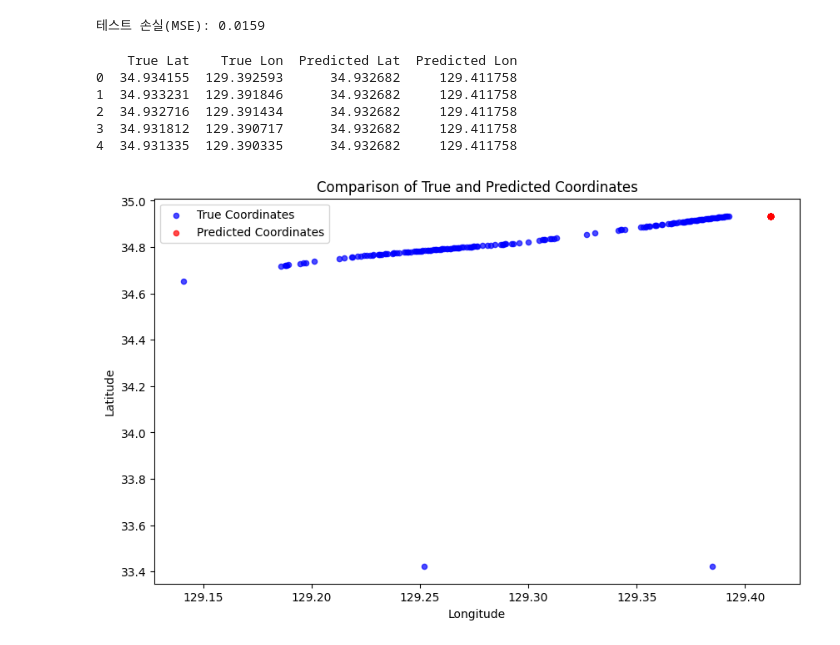
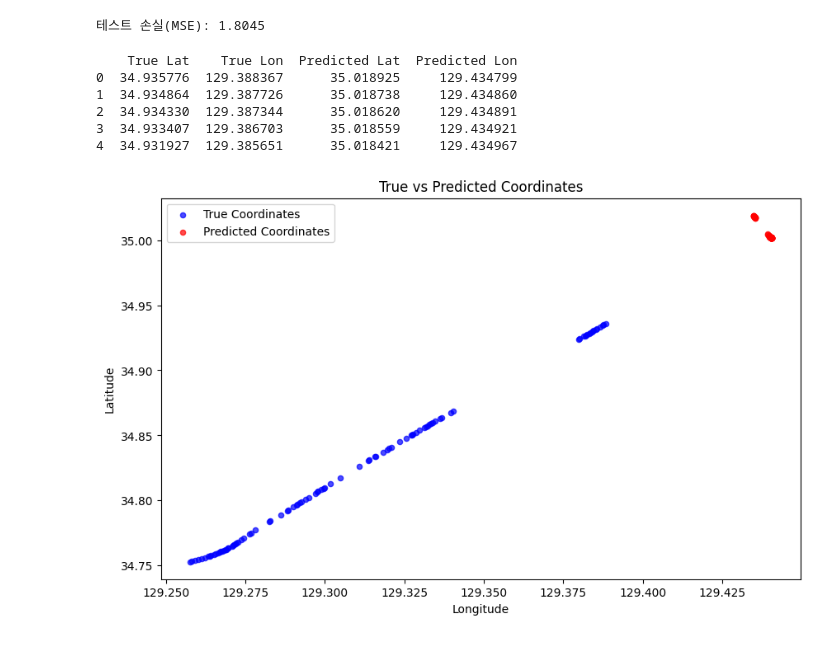
Before and after one commit to jinwook525/AIproject, a Jupyter notebook: model.ipynb, the cells around one changed output. Saved outputs shown, nothing was run; the diff lists cells and outputs as text; code cells hidden in the pictures.

```diff
--- a/model.ipynb
+++ b/model.ipynb
@@ -5,6 +5,7 @@ import torch
 import torch.nn as nn
 import torch.optim as optim
 from sklearn.model_selection import ParameterSampler
+from sklearn.preprocessing import StandardScaler
 
 # GPU 장치 확인 및 설정
 device = torch.device('cuda' if torch.cuda.is_available() else 'cpu')
@@ -20,12 +21,18 @@ data = data.drop(columns=['id', 'msg_type', 'mmsi', 'status', 'created_at', 'dat
 target_columns = ['lat', 'lon']  # 타겟 변수
 independent_columns = list(data.columns)  # 모든 열을 독립변수로 포함
 
+# 타겟 변수 스케일링
+scaler = StandardScaler()
+data[target_columns] = scaler.fit_transform(data[target_columns])
+
 # 시계열 데이터 변환
-time_steps = 50
+time_steps = 5
 X, y = [], []
 for i in range(len(data) - time_steps):
     # 입력 데이터: 모든 독립변수 포함
-    X.append(data.iloc[i:i+time_steps][independent_columns].values)
+    # X.append(data.iloc[i:i+time_steps][independent_columns].values)
+    # 입력 데이터: 타켓 변수(위,경도)
+    X.append(data.iloc[i:i+time_steps][target_columns].values)
     # 출력 데이터: 타겟 변수만 포함
     y.append(data.iloc[i+time_steps][target_columns].values)
 X, y = np.array(X, dtype=np.float32), np.array(y, dtype=np.float32)
@@ -155,6 +162,6 @@ Params: {'num_layers': 2, 'learning_rate': 0.0001, 'hidden_size': 128, 'dropout'
 # %%
 # 최적 파라미터
-best_params = {'num_layers': 3, 'learning_rate': 0.01, 'hidden_size': 512, 'dropout': 0.0, 'batch_size': 16}
+best_params = {'num_layers': 2, 'learning_rate': 0.01, 'hidden_size': 32, 'dropout': 0.2, 'batch_size': 16}
 
 best_model = LSTMModel(
     input_size=X_train.shape[2],
@@ -225,37 +232,39 @@ with torch.no_grad():
 avg_test_loss = test_loss / (len(X_test_tensor) // best_params['batch_size'])
 print(f"테스트 손실(MSE): {avg_test_loss:.4f}")
 # %% [output]
-테스트 손실(MSE): 0.0159
+테스트 손실(MSE): 1.8045
+# %%
+# 역스케일링
+y_test_original = scaler.inverse_transform(y_test)
+y_pred_original = scaler.inverse_transform(y_pred)
 # %%
-# 예측 값과 실제 값 비교
 comparison = pd.DataFrame({
-    'True Lat': y_true[:, 0],
-    'True Lon': y_true[:, 1],
-    'Predicted Lat': y_pred[:, 0],
-    'Predicted Lon': y_pred[:, 1]
+    'True Lat': y_test_original[:, 0],
+    'True Lon': y_test_original[:, 1],
+    'Predicted Lat': y_pred_original[:, 0],
+    'Predicted Lon': y_pred_original[:, 1]
 })
 print(comparison.head())
 # %% [output]
     True Lat    True Lon  Predicted Lat  Predicted Lon
-0  34.934155  129.392593      34.932682     129.411758
-1  34.933231  129.391846      34.932682     129.411758
-2  34.932716  129.391434      34.932682     129.411758
-3  34.931812  129.390717      34.932682     129.411758
-4  34.931335  129.390335      34.932682     129.411758
+0  34.935776  129.388367      35.018925     129.434799
+1  34.934864  129.387726      35.018738     129.434860
+2  34.934330  129.387344      35.018620     129.434891
+3  34.933407  129.386703      35.018559     129.434921
+4  34.931927  129.385651      35.018421     129.434967
 # %%
 import matplotlib.pyplot as plt
 
-# 실제 값과 예측 값 산포도
 plt.figure(figsize=(10, 6))
-plt.scatter(y_true[:, 1], y_true[:, 0], label='True Coordinates', alpha=0.7, c='blue', s=20)  # 실제 좌표
-plt.scatter(y_pred[:, 1], y_pred[:, 0], label='Predicted Coordinates', alpha=0.7, c='red', s=20)  # 예측 좌표
+plt.scatter(comparison['True Lon'], comparison['True Lat'], label='True Coordinates', alpha=0.7, c='blue', s=20)
+plt.scatter(comparison['Predicted Lon'], comparison['Predicted Lat'], label='Predicted Coordinates', alpha=0.7, c='red', s=20)
 plt.xlabel('Longitude')
 plt.ylabel('Latitude')
-plt.title('Comparison of True and Predicted Coordinates')
+plt.title('True vs Predicted Coordinates')
 plt.legend()
 plt.show()
 # %% [output]
-[figure, old version]
+[figure, new version]
 # %%
 # 타겟 변수의 분포 확인
 print(data[['lat', 'lon']].describe())
```
Also changed, not shown: parts of 7 cells of this notebook, 2 other files.
